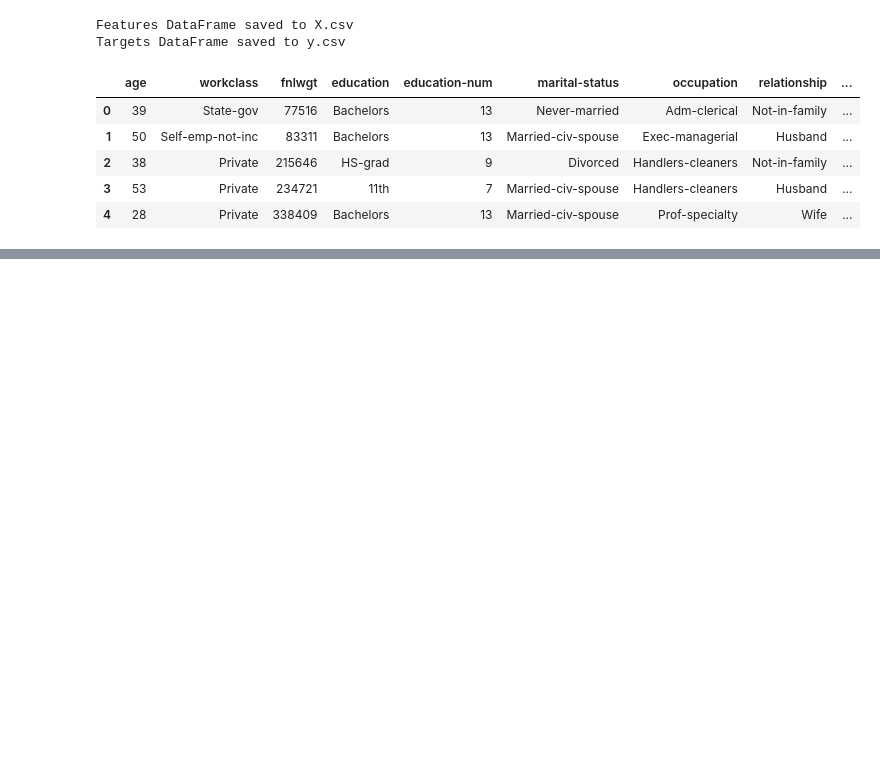
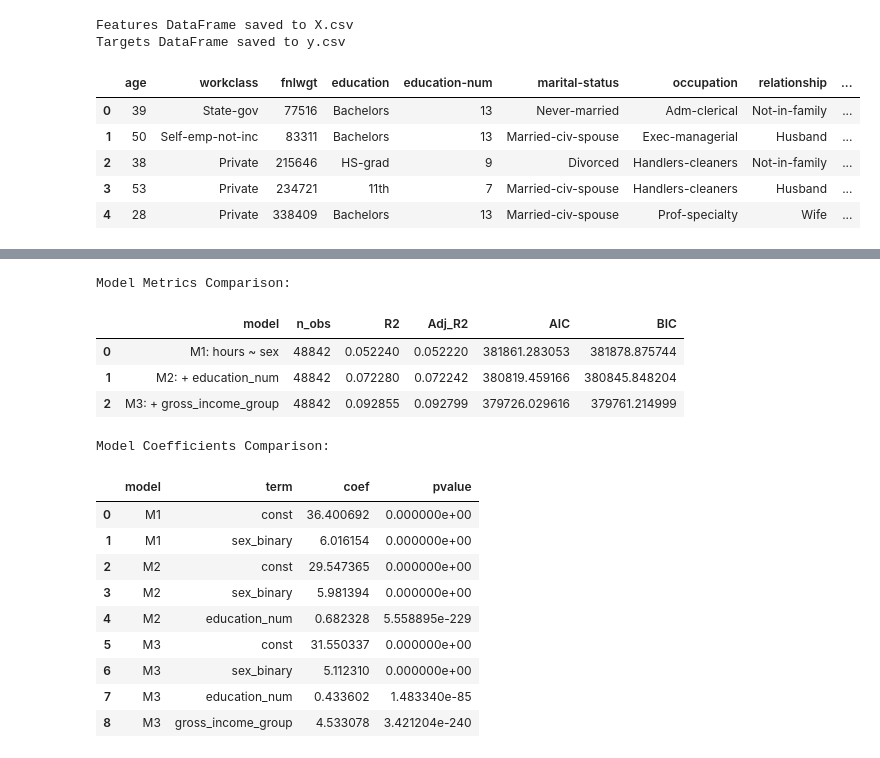
Before and after one commit to rmhanna/Randa, a Jupyter notebook: Copy_of_Graded_Assessment_Project_1.ipynb, the cells around one changed output, grey strips where cells are left out. Saved outputs shown, nothing was run; the diff lists cells and outputs as text; code cells hidden in the pictures; blank space fills up the shorter version.

```diff
--- a/Copy_of_Graded_Assessment_Project_1.ipynb
+++ b/Copy_of_Graded_Assessment_Project_1.ipynb
@@ -116,0 +454,29 @@ display(df.head())
+# %%
+import pandas as pd
+
+# Load the model metrics comparison table
+model_metrics_df = pd.read_csv('models_metrics_consistent.csv')
+print("\nModel Metrics Comparison:\n")
+display(model_metrics_df)
+
+# Load the model coefficients comparison table
+model_coefficients_df = pd.read_csv('models_coefficients_consistent.csv')
+print("\nModel Coefficients Comparison:\n")
+display(model_coefficients_df)
+# %% [output]
+Model Metrics Comparison:
+|  | model | n_obs | R2 | Adj_R2 | AIC | BIC |
+| 0 | M1: hours ~ sex | 48842 | 0.052240 | 0.052220 | 381861.283053 | 381878.875744 |
+| 1 | M2: + education_num | 48842 | 0.072280 | 0.072242 | 380819.459166 | 380845.848204 |
+| 2 | M3: + gross_income_group | 48842 | 0.092855 | 0.092799 | 379726.029616 | 379761.214999 |
+Model Coefficients Comparison:
+|  | model | term | coef | pvalue |
+| 0 | M1 | const | 36.400692 | 0.000000e+00 |
+| 1 | M1 | sex_binary | 6.016154 | 0.000000e+00 |
+| 2 | M2 | const | 29.547365 | 0.000000e+00 |
+| 3 | M2 | sex_binary | 5.981394 | 0.000000e+00 |
+| 4 | M2 | education_num | 0.682328 | 5.558895e-229 |
+| 5 | M3 | const | 31.550337 | 0.000000e+00 |
+| 6 | M3 | sex_binary | 5.112310 | 0.000000e+00 |
+| 7 | M3 | education_num | 0.433602 | 1.483340e-85 |
+| 8 | M3 | gross_income_group | 4.533078 | 3.421204e-240 |
```
Also changed, not shown: parts of 9 cells of this notebook.
